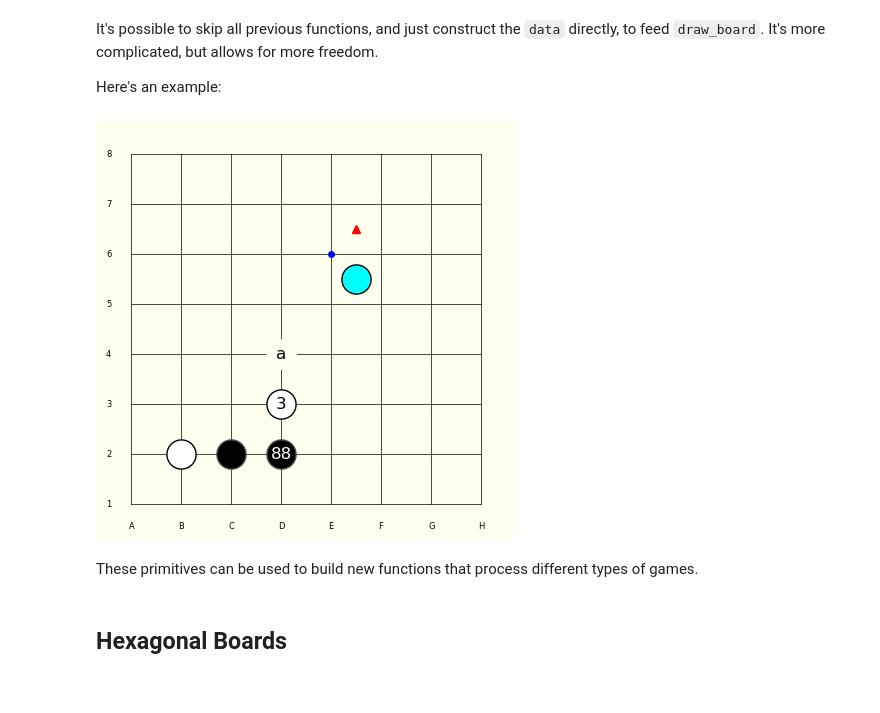
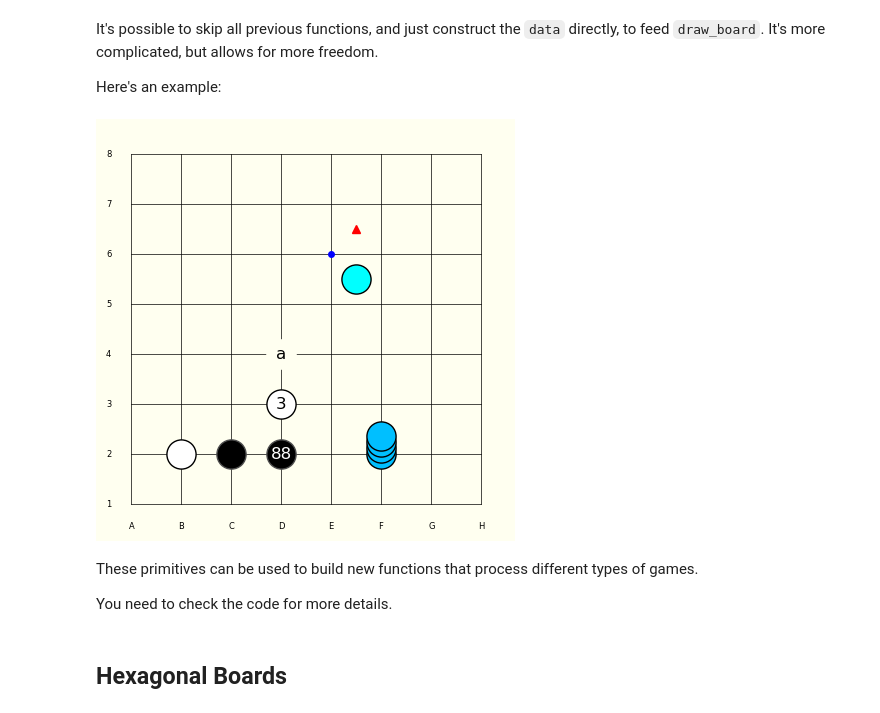
Before and after one commit to jpneto/draw_game_boards, a Jupyter notebook: code/Tutorial.ipynb, the cells around one changed output. Drawn from its saved outputs; the diff is of its cells as text; code cells hidden in the pictures.

Commit message:
added Stack representation

```diff
--- a/code/Tutorial.ipynb
+++ b/code/Tutorial.ipynb
@@ -422,19 +436,23 @@ Here's an example:
 # %%
 # stones is a dictionary, where each key is a color
 stones = {}
 stones['white'] = [(3,2), (1,1)] # each pair represents (column, row) of a stone (0-indexed)
 stones['black'] = [(2,1), (3,1)]
-stones['cyan']  = [(4.5,4.5)] # +0.5 values move from/to intersections <-> squares
+stones['cyan']  = [(4.5,4.5)]    # ±0.5 values move from/to intersections <-> squares
+
+stones['deepskyblue'] = [(5, 1+.12*h) for h in range(4)] # make a stack
 
 labels = [(3,2,'3'), (3,1,'88'), (3,3,'a')]
 # https://matplotlib.org/stable/api/markers_api.html
 markers = [(4,5,'blue',8,'o'), (4.5, 5.5, 'red', 12,'^')]  # other special symbols
 
 draw_board(8, 8, stones, labels, markers, coordinates=1) # coordinates=1 for intersections, 2 for squares
 # %% [output]
-[figure, old version]
+[figure, new version]
 # %% [markdown]
 These primitives can be used to build new functions that process different types of games.
+
+You need to check the code for more details.
 # %% [markdown]
 ## Hexagonal Boards
 # %% [markdown]
```
Also changed, not shown: parts of 20 cells of this notebook, 42 other files.
